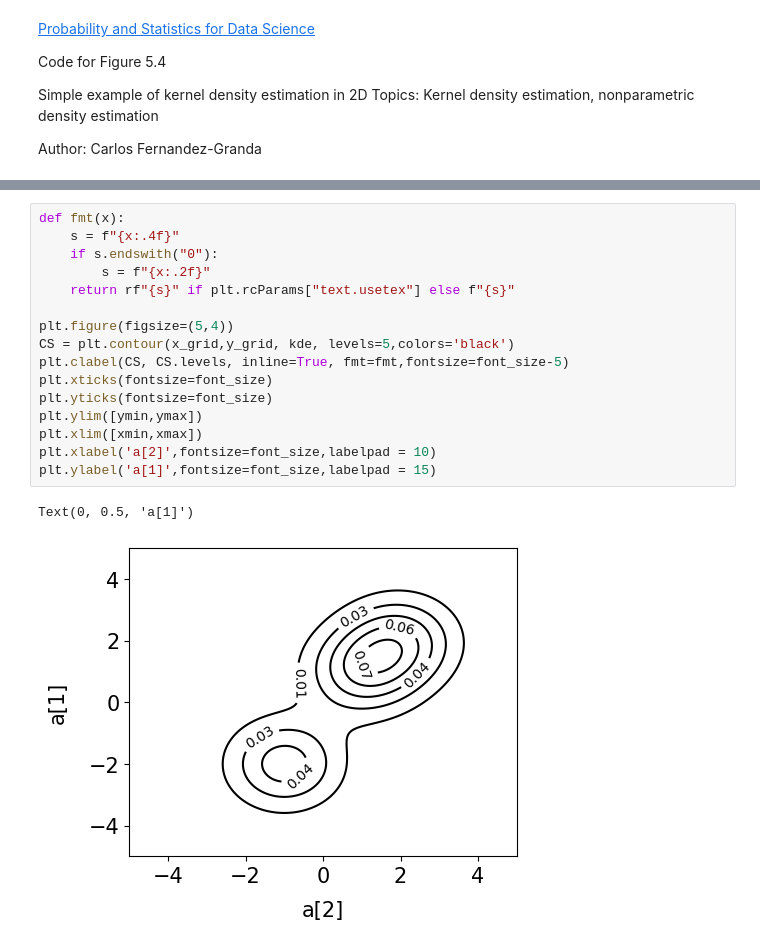
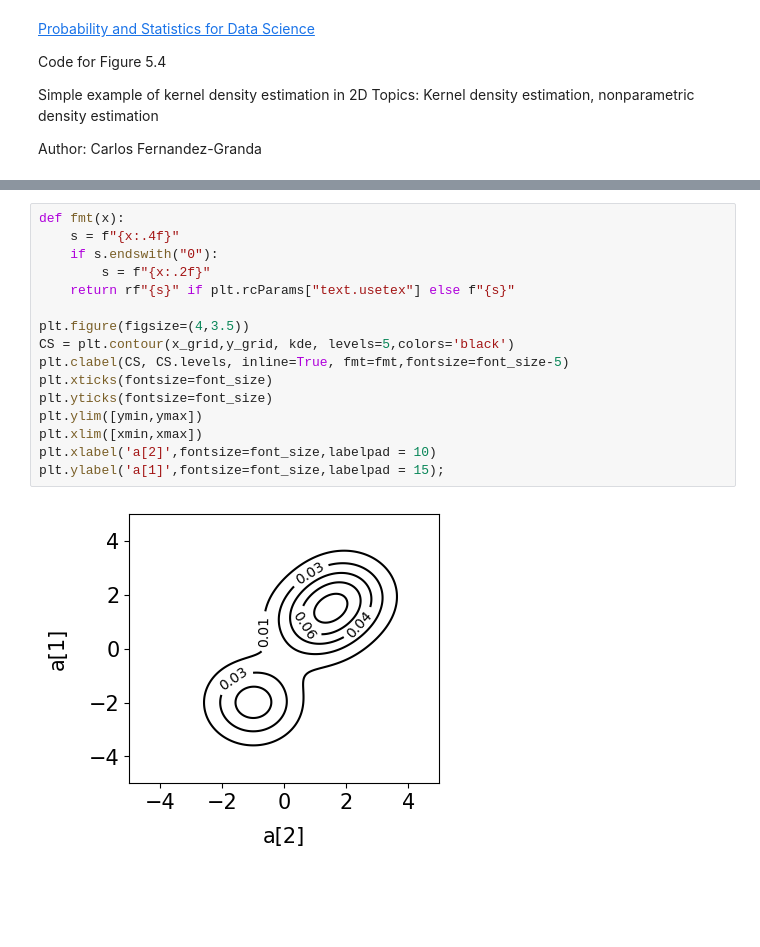
Before and after one commit to cfgranda/ps4ds, a Jupyter notebook: multiple_continuous_variables/kernel_density_estimation_2D.ipynb, the cells around one changed output, grey strips where cells are left out. Cells and saved outputs as stored; diff of their text form; blank space fills up the shorter version.

```diff
--- a/multiple_continuous_variables/kernel_density_estimation_2D.ipynb
+++ b/multiple_continuous_variables/kernel_density_estimation_2D.ipynb
@@ -116,19 +115,18 @@ Text(0.5, 0, 'a[1]')
 # %%
 def fmt(x):
     s = f"{x:.4f}"
     if s.endswith("0"):
         s = f"{x:.2f}"
     return rf"{s}" if plt.rcParams["text.usetex"] else f"{s}"
 
-plt.figure(figsize=(5,4))
+plt.figure(figsize=(4,3.5))
 CS = plt.contour(x_grid,y_grid, kde, levels=5,colors='black')
 plt.clabel(CS, CS.levels, inline=True, fmt=fmt,fontsize=font_size-5)
 plt.xticks(fontsize=font_size)
 plt.yticks(fontsize=font_size)
 plt.ylim([ymin,ymax])
 plt.xlim([xmin,xmax])
 plt.xlabel('a[2]',fontsize=font_size,labelpad = 10)
-plt.ylabel('a[1]',fontsize=font_size,labelpad = 15)
+plt.ylabel('a[1]',fontsize=font_size,labelpad = 15);
 # %% [output]
-Text(0, 0.5, 'a[1]')
-[figure, old version]
+[figure, new version]
```
Also changed, not shown: parts of 2 cells of this notebook, 6 other files.
